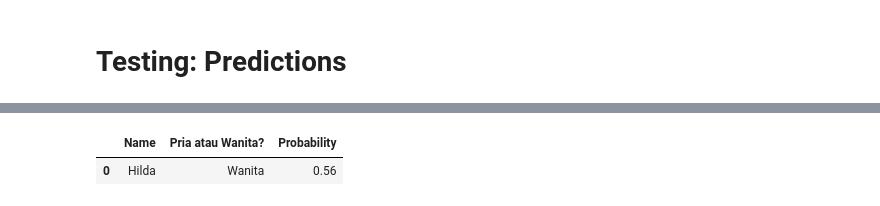
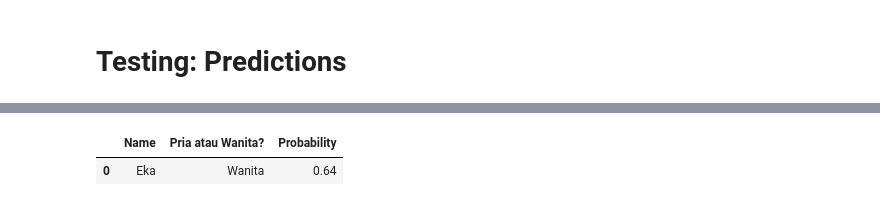
Before and after one commit to hmrrh/gender-prediction-based-on-name, a Jupyter notebook: gender_prediction_based_on_name_using_lstm.ipynb, the cells around one changed output, grey strips where cells are left out. Cells and saved outputs as stored; diff of their text form; code cells hidden in the pictures.

```diff
--- a/gender_prediction_based_on_name_using_lstm.ipynb
+++ b/gender_prediction_based_on_name_using_lstm.ipynb
@@ -158,7 +158,7 @@ plt.legend()
 pred_model = load_model('gender_prediction.h5')
 # %%
 # Input names
-names = ['Hilda']
+names = ['Eka']
 
 # Convert to dataframe
 pred_df = pd.DataFrame({'Name': names})
@@ -190,2 +190,2 @@ pred_df.head()
 |  | Name | Pria atau Wanita? | Probability |
-| 0 | Hilda | Wanita | 0.56 |
+| 0 | Eka | Wanita | 0.64 |
```
Also changed, not shown: parts of 4 cells of this notebook, 6 other files.
